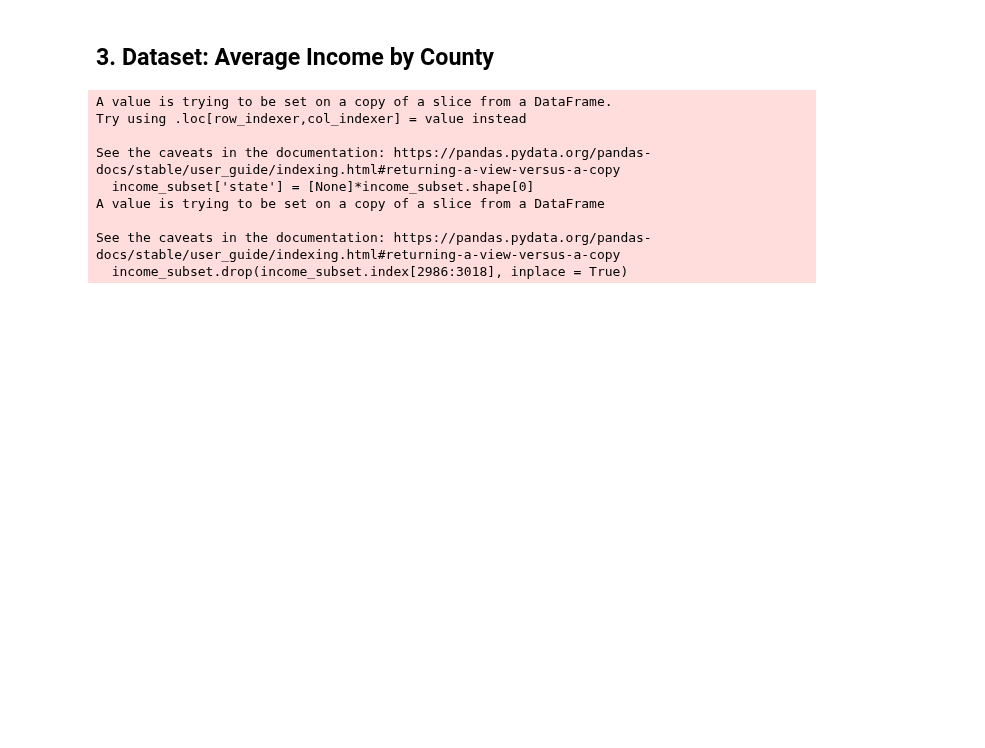
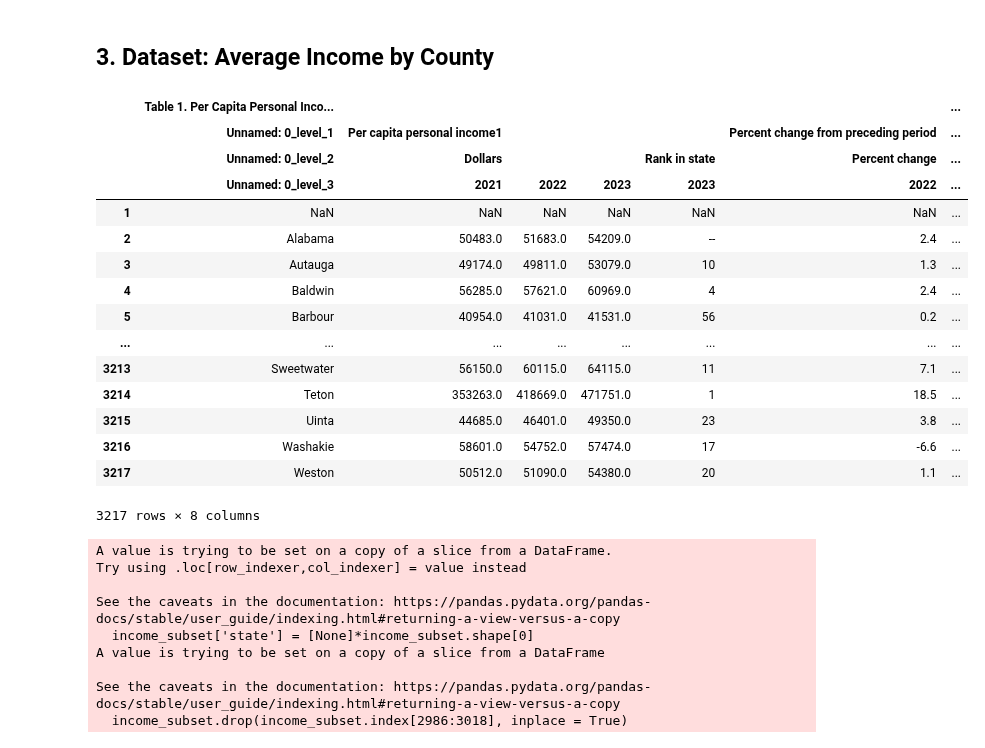
Before and after one commit to jahnavi-maddhuri/Climate-Risk-Impact-on-House-Prices, a Jupyter notebook: DataCleaningCombining.ipynb, the cells around one changed output. Drawn from its saved outputs; the diff is of its cells as text; code cells hidden in the pictures; blank space fills up the shorter version.

```diff
--- a/DataCleaningCombining.ipynb
+++ b/DataCleaningCombining.ipynb
@@ -222,8 +230,27 @@ main_df = merged
 # %% [markdown]
 ## 3. Dataset: Average Income by County
 # %%
-income = pd.read_excel('/Users/jahnavimaddhuri/Downloads/county_income.xlsx', header = [0,1,2,3])
+income = pd.read_excel('data/county_income.xlsx', header = [0,1,2,3])
 income.drop([0,3218, 3219, 3220], inplace=True)
+# %%
+income
+# %% [output]
+|  | Table 1. Per Capita Personal Inco... |  |  |  |  |  | ... |
+|  | Unnamed: 0_level_1 | Per capita personal income1 |  |  |  | Percent change from preceding period | ... |
+|  | Unnamed: 0_level_2 | Dollars |  |  | Rank in state | Percent change | ... |
+|  | Unnamed: 0_level_3 | 2021 | 2022 | 2023 | 2023 | 2022 | ... |
+| 1 | NaN | NaN | NaN | NaN | NaN | NaN | ... |
+| 2 | Alabama | 50483.0 | 51683.0 | 54209.0 | -- | 2.4 | ... |
+| 3 | Autauga | 49174.0 | 49811.0 | 53079.0 | 10 | 1.3 | ... |
+| 4 | Baldwin | 56285.0 | 57621.0 | 60969.0 | 4 | 2.4 | ... |
+| 5 | Barbour | 40954.0 | 41031.0 | 41531.0 | 56 | 0.2 | ... |
+| ... | ... | ... | ... | ... | ... | ... | ... |
+| 3213 | Sweetwater | 56150.0 | 60115.0 | 64115.0 | 11 | 7.1 | ... |
+| 3214 | Teton | 353263.0 | 418669.0 | 471751.0 | 1 | 18.5 | ... |
+| 3215 | Uinta | 44685.0 | 46401.0 | 49350.0 | 23 | 3.8 | ... |
+| 3216 | Washakie | 58601.0 | 54752.0 | 57474.0 | 17 | -6.6 | ... |
+| 3217 | Weston | 50512.0 | 51090.0 | 54380.0 | 20 | 1.1 | ... |
+3217 rows × 8 columns
 # %%
 income_subset = income[[('Table 1. Per Capita Personal Income, by County, 2021–2023',
   'Unnamed: 0_level_1',
```
Also changed, not shown: parts of 8 cells of this notebook.
